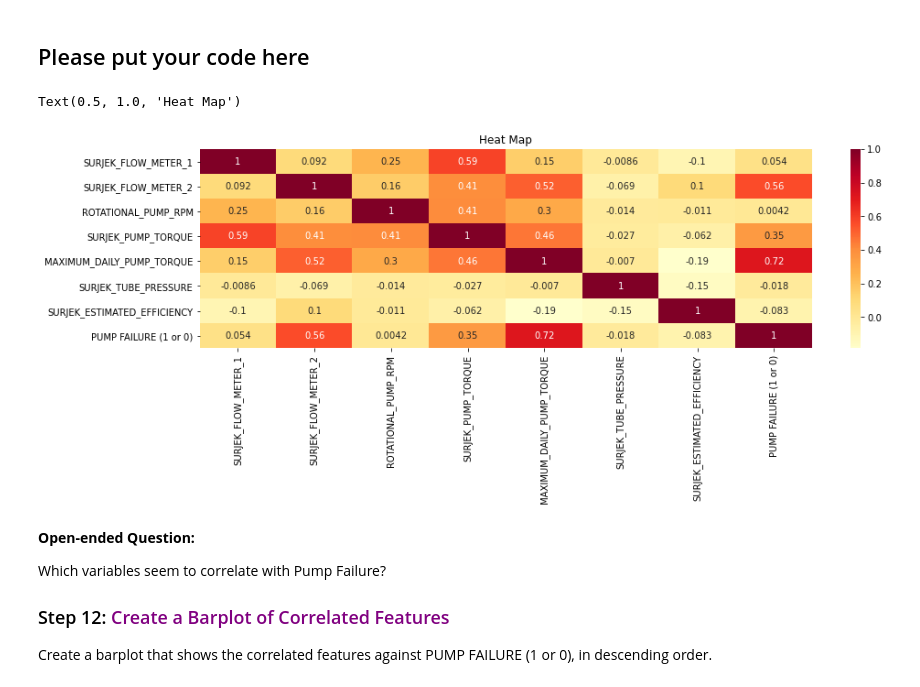
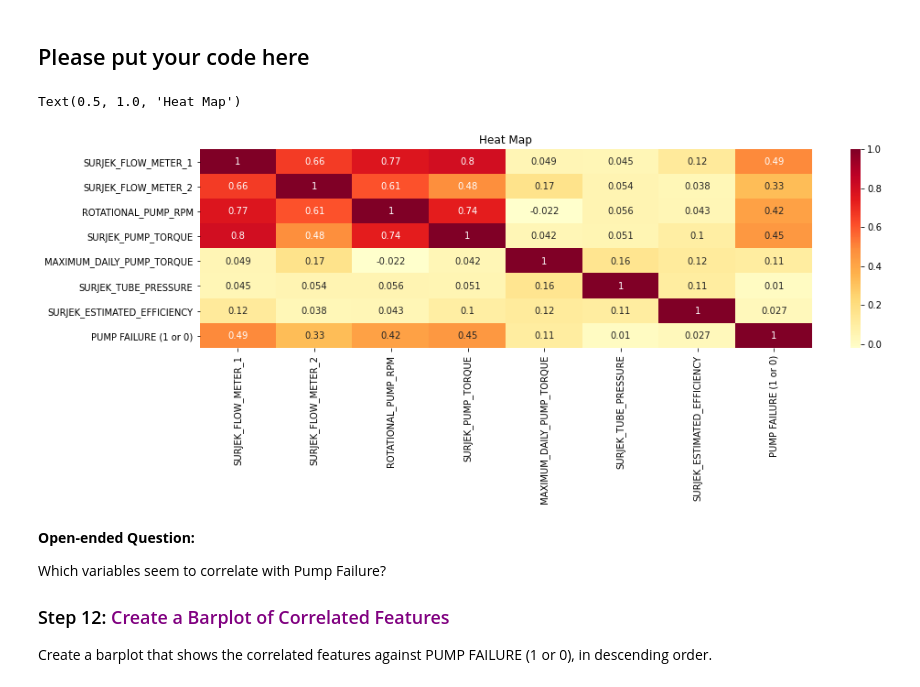
Before and after one commit to nmessing/Python1, a Jupyter notebook: Python_Southern_Water_Corp_Case_Study.ipynb, the cells around one changed output. Saved outputs shown, nothing was run; the diff lists cells and outputs as text; code cells hidden in the pictures.

```diff
--- a/Python_Southern_Water_Corp_Case_Study.ipynb
+++ b/Python_Southern_Water_Corp_Case_Study.ipynb
@@ -390,17 +390,21 @@ Link: (https://seaborn.pydata.org/generated/seaborn.heatmap.html)
 # %% [markdown]
 ## Please put your code here
 # %%
+dataframe = pd.concat([dataframe_1 ,dataframe_2, dataframe_3])
+dataframe['PUMP FAILURE (1 or 0)'].fillna(0,inplace=True)
+dataframe.dropna(inplace=True)
+
 filt4 = ['SURJEK_FLOW_METER_1', 'SURJEK_FLOW_METER_2', 'ROTATIONAL_PUMP_RPM',
        'SURJEK_PUMP_TORQUE', 'MAXIMUM_DAILY_PUMP_TORQUE', 'SURJEK_TUBE_PRESSURE',
        'SURJEK_ESTIMATED_EFFICIENCY', 'PUMP FAILURE (1 or 0)']
 
 dfcorr = dataframe[filt4].corr()
 
 dfheatmap = sns.heatmap(dfcorr, cmap='YlOrRd', annot=True)
 plt.title("Heat Map")
 # %% [output]
 Text(0.5, 1.0, 'Heat Map')
-[figure, old version]
+[figure, new version]
 # %% [markdown]
 **Open-ended Question:**
 
```
Also changed, not shown: parts of 3 cells of this notebook.
